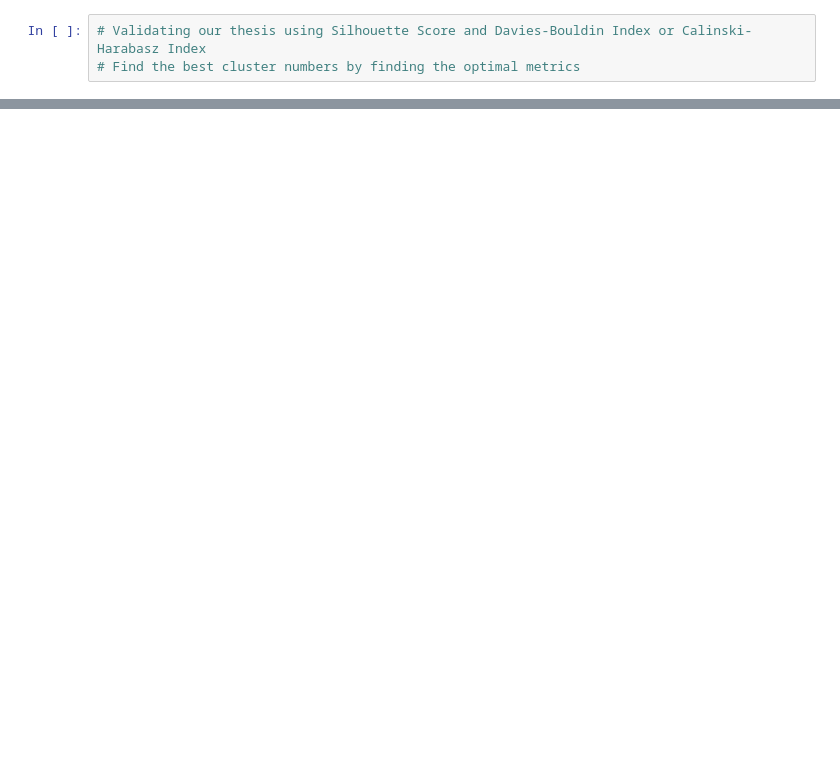
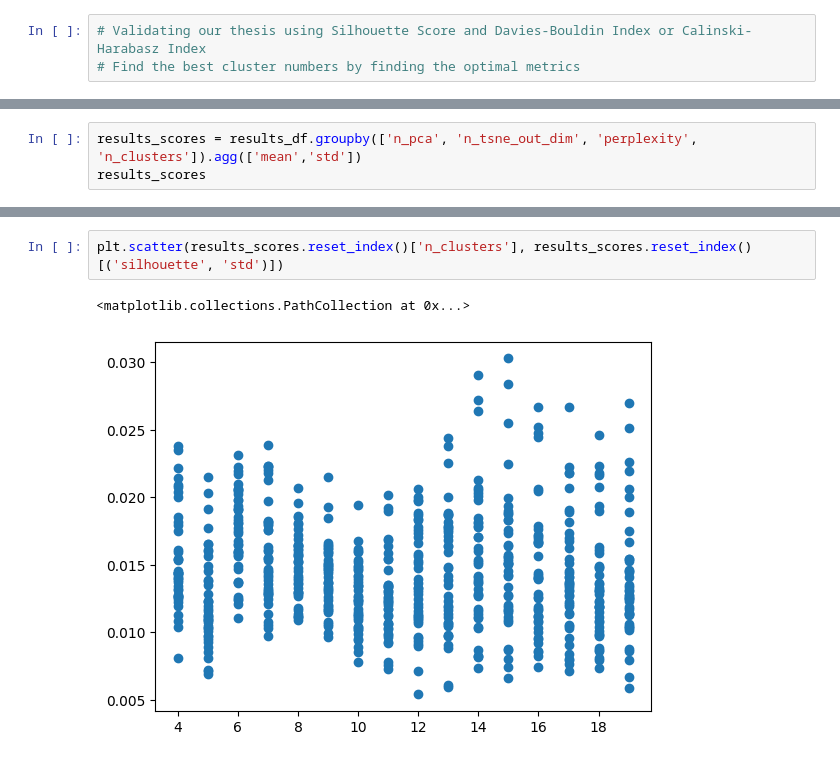
Before and after one commit to AHY123/Stock_Data_Network, a Jupyter notebook: zold/workflow/tsne.ipynb, the cells around one changed output, grey strips where cells are left out. Saved outputs shown, nothing was run; the diff lists cells and outputs as text; blank space fills up the shorter version.

```diff
--- a/zold/workflow/tsne.ipynb
+++ b/zold/workflow/tsne.ipynb
@@ -539,0 +557,3 @@ results_df
+# %%
+results_scores = results_df.groupby(['n_pca', 'n_tsne_out_dim', 'perplexity', 'n_clusters']).agg(['mean','std'])
+results_scores
@@ -539,0 +576,5 @@ results_df
+# %%
+plt.scatter(results_scores.reset_index()['n_clusters'], results_scores.reset_index()[('silhouette', 'std')])
+# %% [output]
+<matplotlib.collections.PathCollection at 0x...>
+[figure, added]
```
Also changed, not shown: parts of 37 cells of this notebook.
